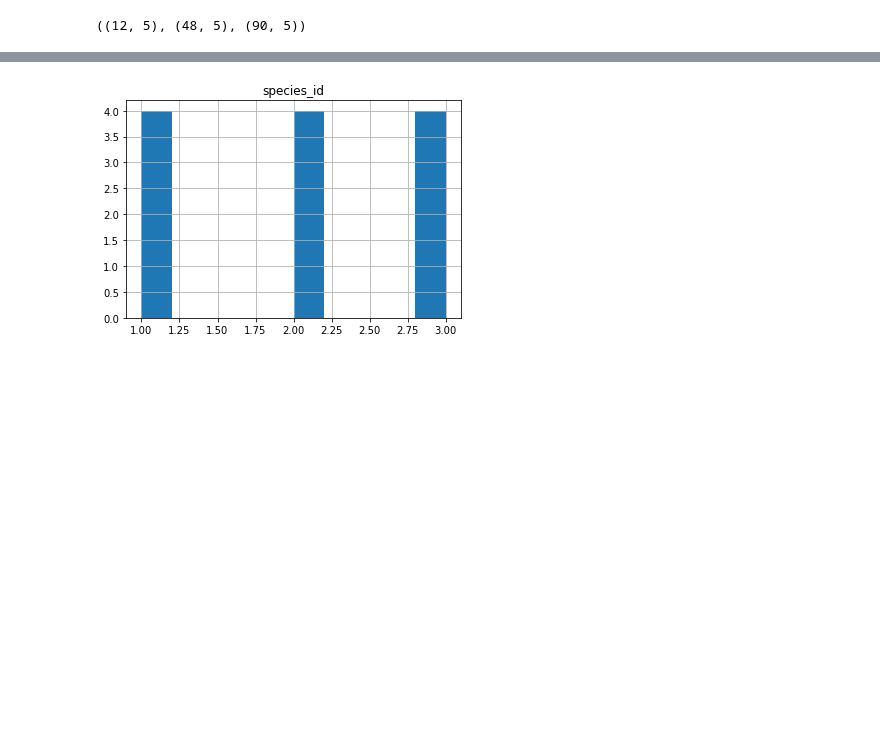
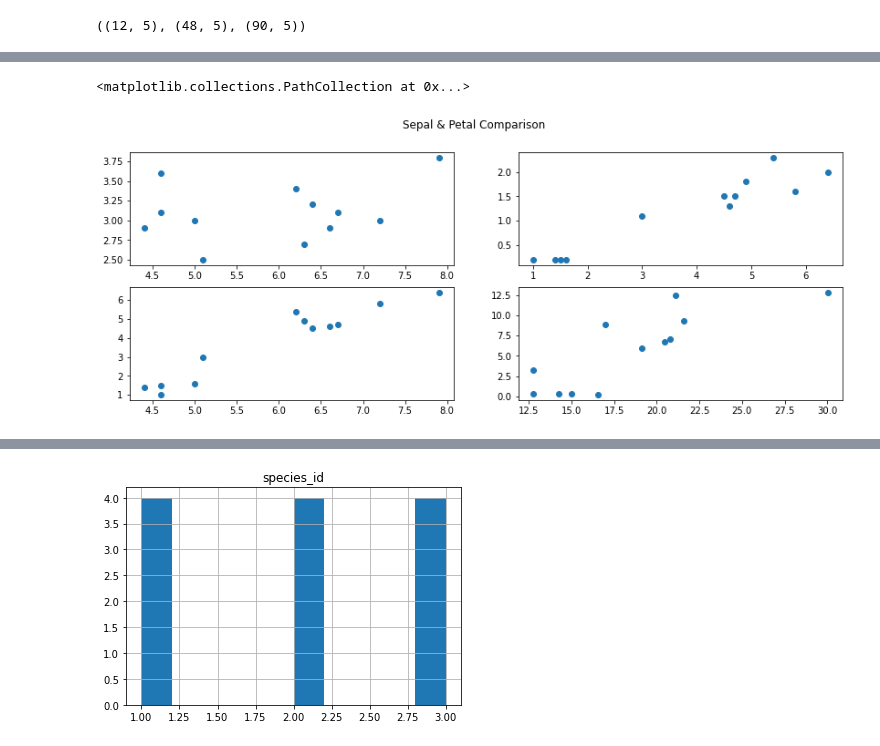
Before and after one commit to dlmitc3/Classification-Project, a Jupyter notebook: classification_exercises.ipynb, the cells around one changed output, grey strips where cells are left out. Saved outputs shown, nothing was run; the diff lists cells and outputs as text; code cells hidden in the pictures; blank space fills up the shorter version.

```diff
--- a/classification_exercises.ipynb
+++ b/classification_exercises.ipynb
@@ -1640,0 +1828,4 @@ train.shape, validate.shape, test.shape
+# %%
+train['sepal_area'] = train.sepal_length * train.sepal_width
+train['petal_area'] = train.petal_length * train.petal_width
+train.head()
@@ -1640,0 +1839,10 @@ train.shape, validate.shape, test.shape
+# %%
+fig, axs = plt.subplots(2, 2, figsize=(14, 5))
+fig.suptitle('Sepal & Petal Comparison')
+axs[0, 0].scatter(train.sepal_length, train.sepal_width)
+axs[0, 1].scatter(train.petal_length, train.petal_width)
+axs[1, 0].scatter(train.sepal_length, train.petal_length)
+axs[1, 1].scatter(train.sepal_area, train.petal_area)
+# %% [output]
+<matplotlib.collections.PathCollection at 0x...>
+[figure, added]
```
Also changed, not shown: parts of 65 cells of this notebook.
